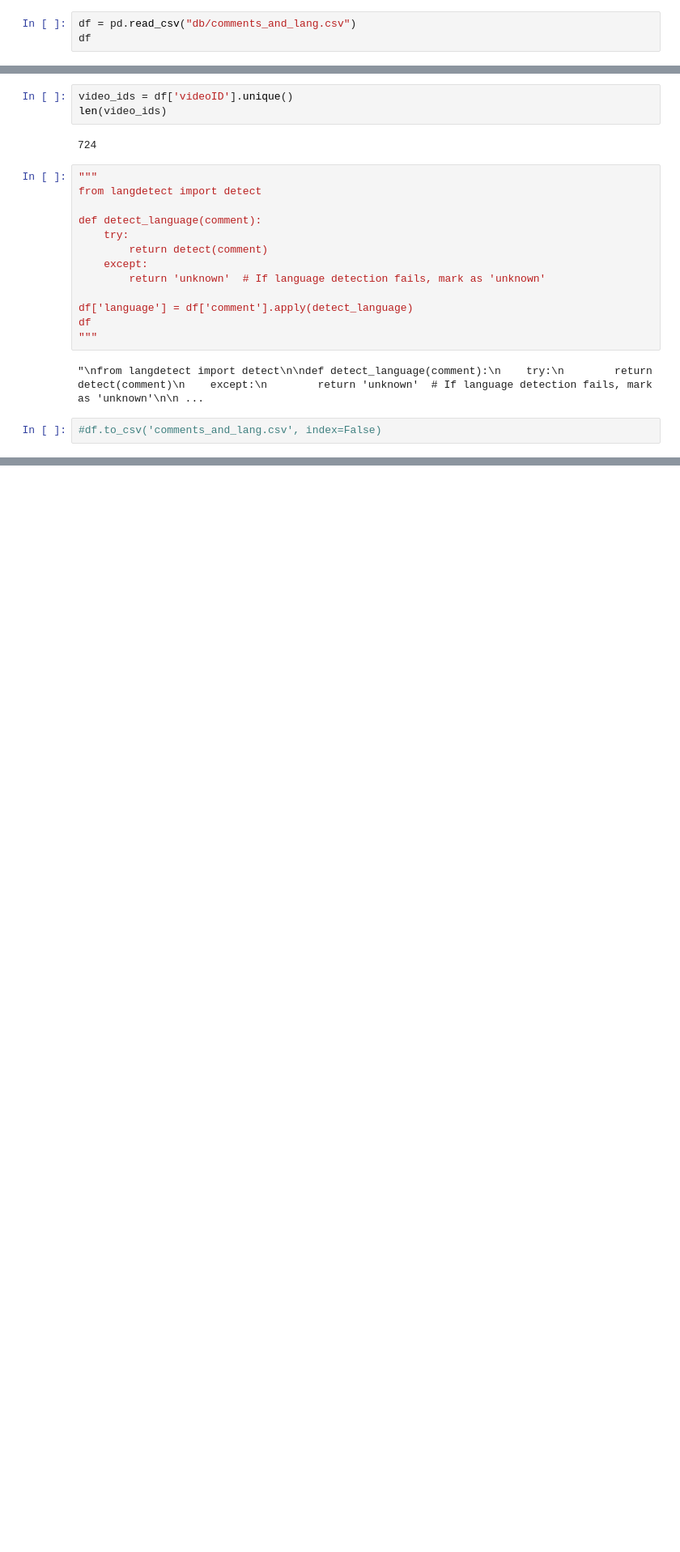
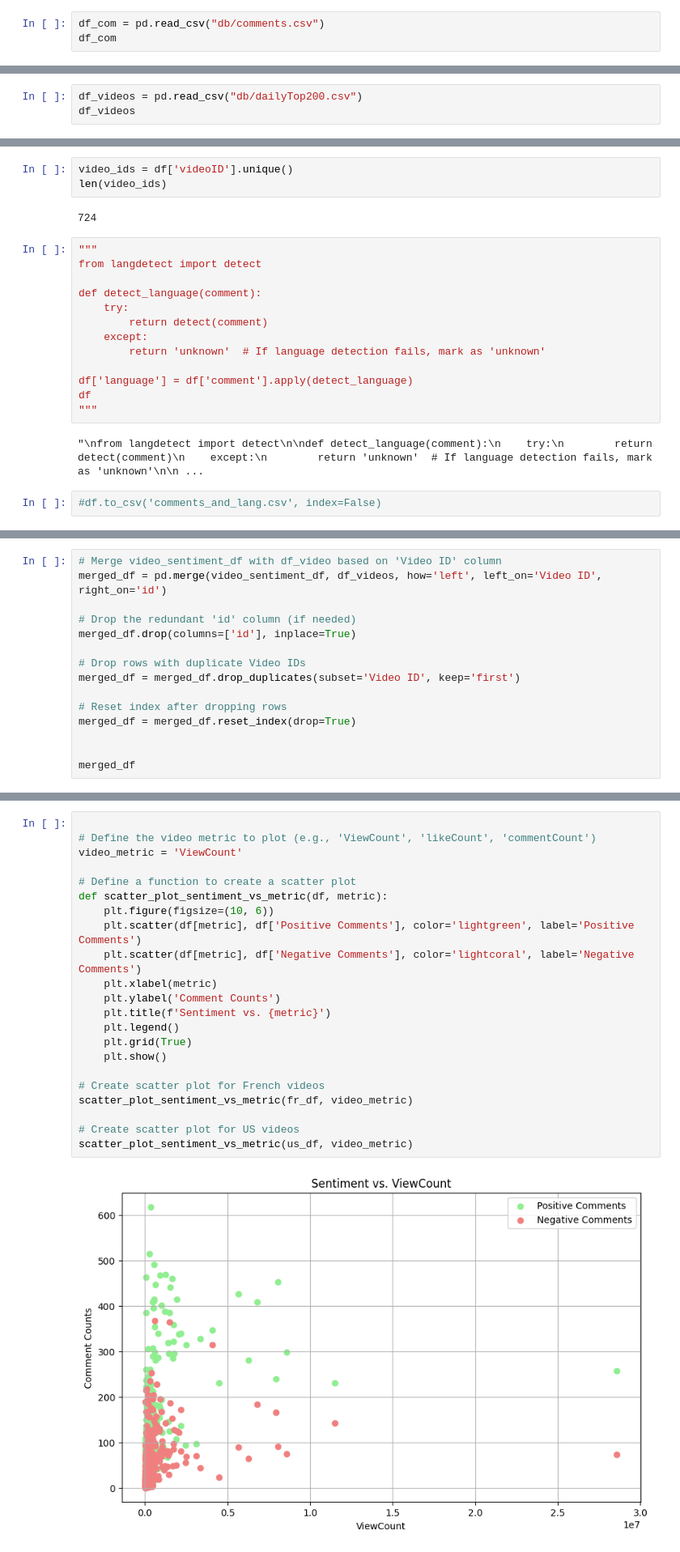
Before and after one commit to Myst4ke/yt-comment-analysis, a Jupyter notebook: test.ipynb, the cells around one changed output, grey strips where cells are left out. Shown at 81% size. Saved outputs shown, nothing was run; the diff lists cells and outputs as text; blank space fills up the shorter version.

Commit message:
ajout graph

```diff
--- a/test.ipynb
+++ b/test.ipynb
@@ -1,8 +1,8 @@
 # %%
 import pandas as pd
 # %%
-df = pd.read_csv("db/comments_and_lang.csv")
-df
+df_com = pd.read_csv("db/comments.csv")
+df_com
 # %% [output]
 |  | Unnamed: 0 | id | comment | likeCount | publishedAt | updatedAt | totalReplyCount | videoID | ... |
 | 0 | 0 | UgxHYBQAE58AMk_Njg14AaABAg | le grand retour tant attendu 🥹 | 4783 | 2024-02-21T11:42:48Z | 2024-02-21T11:42:48Z | 52 | c1FLpmpo50c | ... |
@@ -26 +25,4 @@ Index(['Unnamed: 0', 'id', 'comment', 'likeCount', 'publishedAt', 'updatedAt',
       dtype='object')
+# %%
+df_videos = pd.read_csv("db/dailyTop200.csv")
+df_videos
@@ -143,0 +177,15 @@ df
+# %%
+# Merge video_sentiment_df with df_video based on 'Video ID' column
+merged_df = pd.merge(video_sentiment_df, df_videos, how='left', left_on='Video ID', right_on='id')
+
+# Drop the redundant 'id' column (if needed)
+merged_df.drop(columns=['id'], inplace=True)
+
+# Drop rows with duplicate Video IDs
+merged_df = merged_df.drop_duplicates(subset='Video ID', keep='first')
+
+# Reset index after dropping rows
+merged_df = merged_df.reset_index(drop=True)
+
+
+merged_df
@@ -143,0 +262,24 @@ df
+# %%
+
+# Define the video metric to plot (e.g., 'ViewCount', 'likeCount', 'commentCount')
+video_metric = 'ViewCount'
+
+# Define a function to create a scatter plot
+def scatter_plot_sentiment_vs_metric(df, metric):
+    plt.figure(figsize=(10, 6))
+    plt.scatter(df[metric], df['Positive Comments'], color='lightgreen', label='Positive Comments')
+    plt.scatter(df[metric], df['Negative Comments'], color='lightcoral', label='Negative Comments')
+    plt.xlabel(metric)
+    plt.ylabel('Comment Counts')
+    plt.title(f'Sentiment vs. {metric}')
+    plt.legend()
+    plt.grid(True)
+    plt.show()
+
+# Create scatter plot for French videos
+scatter_plot_sentiment_vs_metric(fr_df, video_metric)
+
+# Create scatter plot for US videos
+scatter_plot_sentiment_vs_metric(us_df, video_metric)
+# %% [output]
+[figure, added]
```
Also changed, not shown: parts of 13 cells of this notebook.
